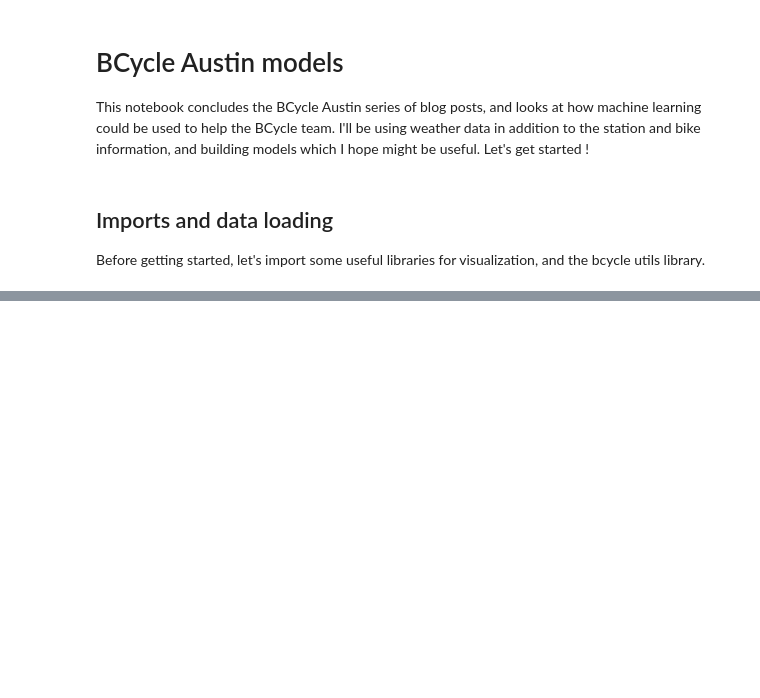
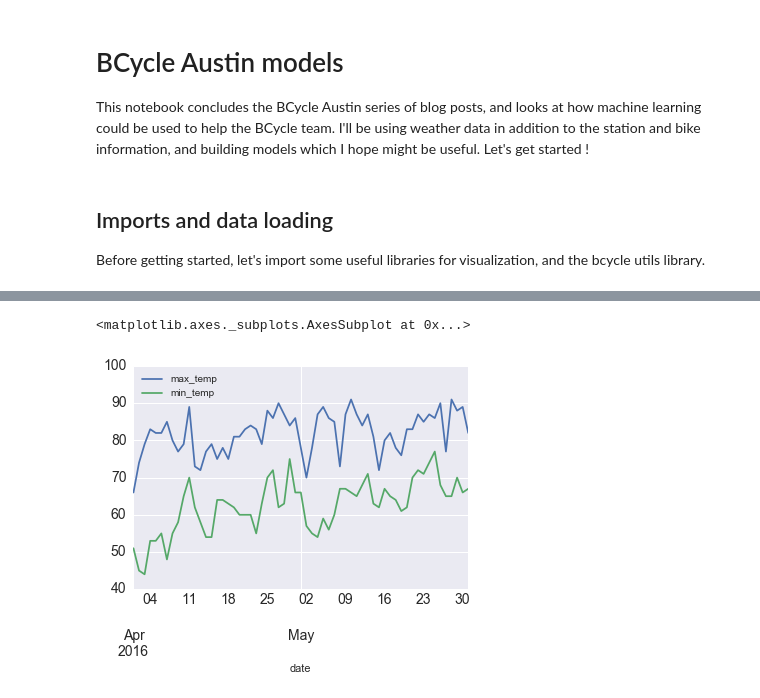
Before and after one commit to timgasser/bcycle-austin, a Jupyter notebook: notebooks/bcycle_models.ipynb, the cells around one changed output, grey strips where cells are left out. Drawn from its saved outputs; the diff is of its cells as text; code cells hidden in the pictures; blank space fills up the shorter version.

Commit message:
Weather data loading works, also forgot to add the utils library

```diff
--- a/notebooks/bcycle_models.ipynb
+++ b/notebooks/bcycle_models.ipynb
@@ -28,0 +44,3 @@ The autoreload extension is already loaded. To reload it, use:
+# %%
+weather_df = load_weather()
+weather_df.describe()
@@ -28,0 +79,5 @@ The autoreload extension is already loaded. To reload it, use:
+# %%
+weather_df[['max_temp', 'min_temp']].plot.line(legend=True)
+# %% [output]
+<matplotlib.axes._subplots.AxesSubplot at 0x...>
+[figure, added]
```
Also changed, not shown: parts of 5 cells of this notebook, 2 other files.
